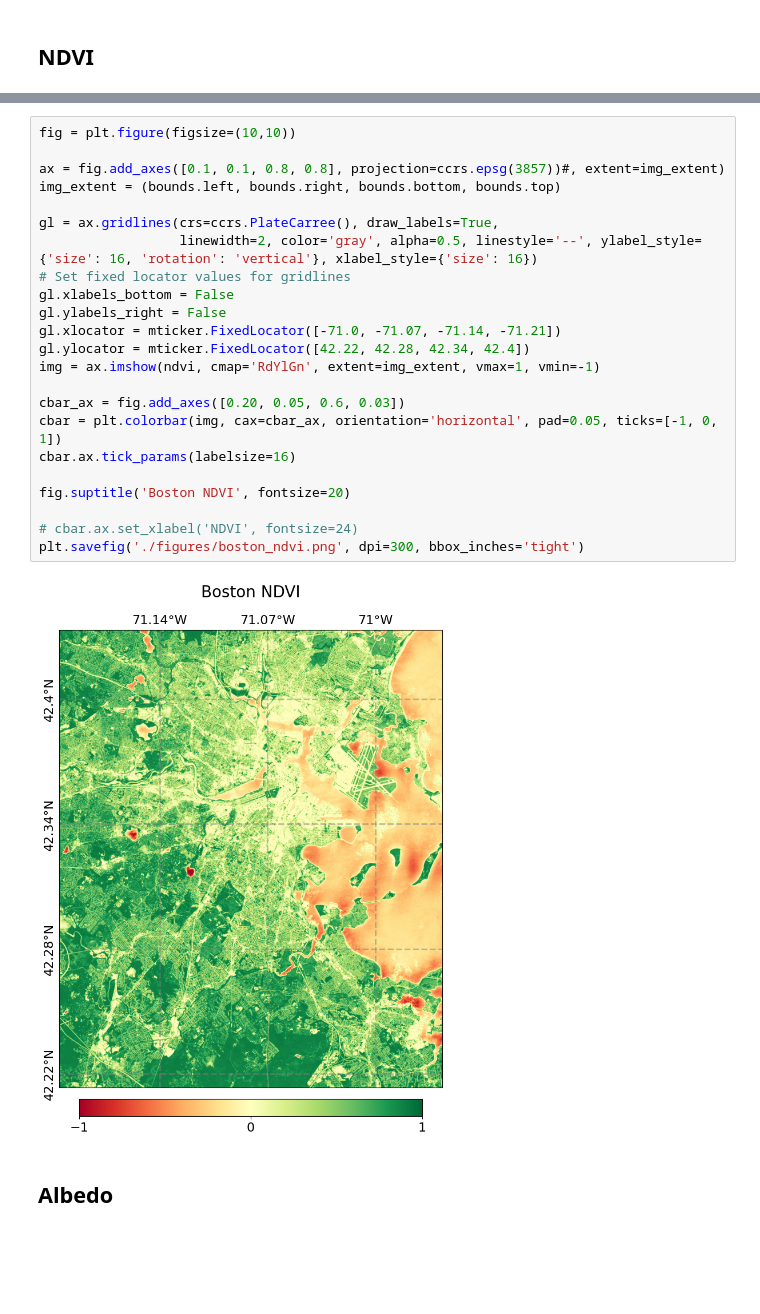
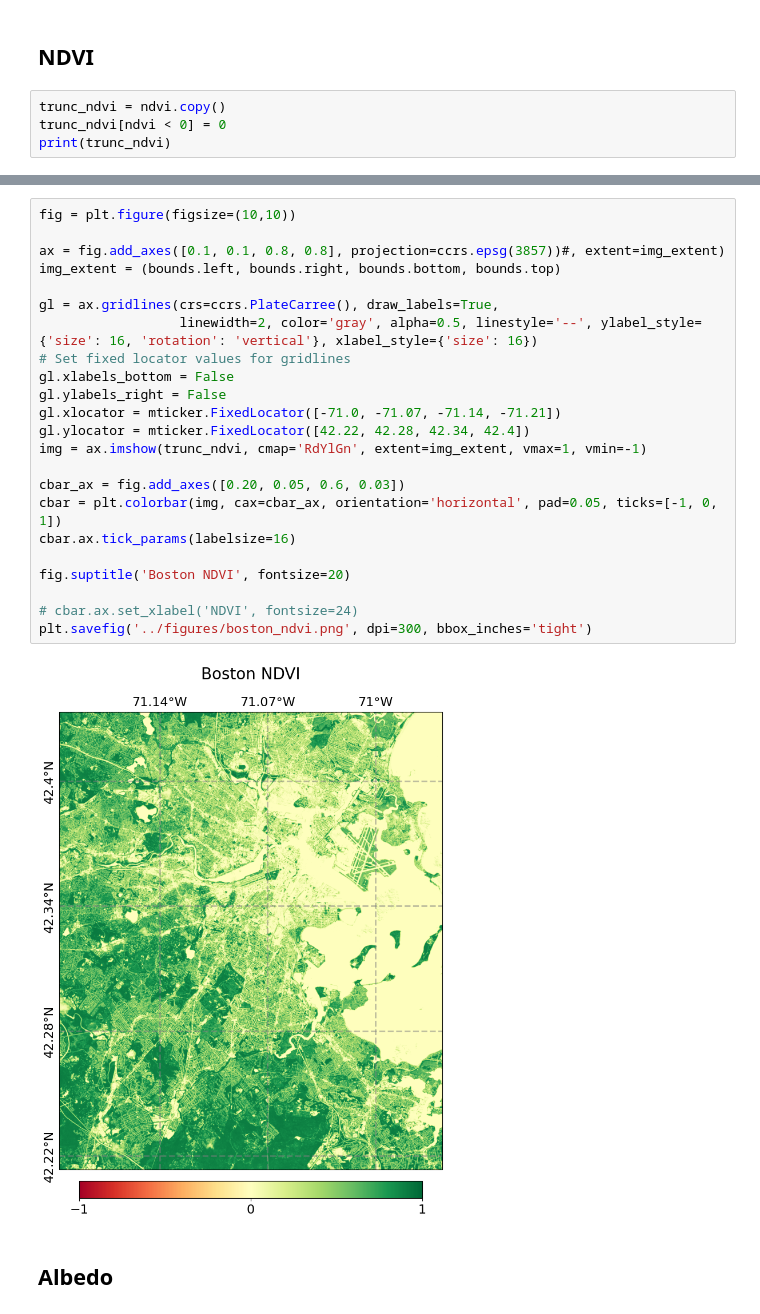
Before and after one commit to edrian-liao/uhi-causal-model, a Jupyter notebook: notebooks/data_vis.ipynb, the cells around one changed output, grey strips where cells are left out. Saved outputs shown, nothing was run; the diff lists cells and outputs as text; blank space fills up the shorter version.

```diff
--- a/notebooks/data_vis.ipynb
+++ b/notebooks/data_vis.ipynb
@@ -141,3 +141,7 @@ plt.show()
 [figure]
 # %% [markdown]
 ## NDVI
+# %%
+trunc_ndvi = ndvi.copy()
+trunc_ndvi[ndvi < 0] = 0
+print(trunc_ndvi)
@@ -144,28 +156,28 @@ plt.show()
 # %%
 fig = plt.figure(figsize=(10,10))
 
 ax = fig.add_axes([0.1, 0.1, 0.8, 0.8], projection=ccrs.epsg(3857))#, extent=img_extent)
 img_extent = (bounds.left, bounds.right, bounds.bottom, bounds.top)
 
 gl = ax.gridlines(crs=ccrs.PlateCarree(), draw_labels=True,
                   linewidth=2, color='gray', alpha=0.5, linestyle='--', ylabel_style={'size': 16, 'rotation': 'vertical'}, xlabel_style={'size': 16})
 # Set fixed locator values for gridlines
 gl.xlabels_bottom = False
 gl.ylabels_right = False
 gl.xlocator = mticker.FixedLocator([-71.0, -71.07, -71.14, -71.21])
 gl.ylocator = mticker.FixedLocator([42.22, 42.28, 42.34, 42.4])
-img = ax.imshow(ndvi, cmap='RdYlGn', extent=img_extent, vmax=1, vmin=-1)
+img = ax.imshow(trunc_ndvi, cmap='RdYlGn', extent=img_extent, vmax=1, vmin=-1)
 
 cbar_ax = fig.add_axes([0.20, 0.05, 0.6, 0.03])
 cbar = plt.colorbar(img, cax=cbar_ax, orientation='horizontal', pad=0.05, ticks=[-1, 0, 1])
 cbar.ax.tick_params(labelsize=16)
 
 fig.suptitle('Boston NDVI', fontsize=20)
 
 # cbar.ax.set_xlabel('NDVI', fontsize=24)
-plt.savefig('./figures/boston_ndvi.png', dpi=300, bbox_inches='tight')
+plt.savefig('../figures/boston_ndvi.png', dpi=300, bbox_inches='tight')
 # %% [output]
-[figure, old version]
+[figure, new version]
 # %% [markdown]
 ## Albedo
 # %%
```
Also changed, not shown: parts of 1 cell of this notebook, 14 other files.
